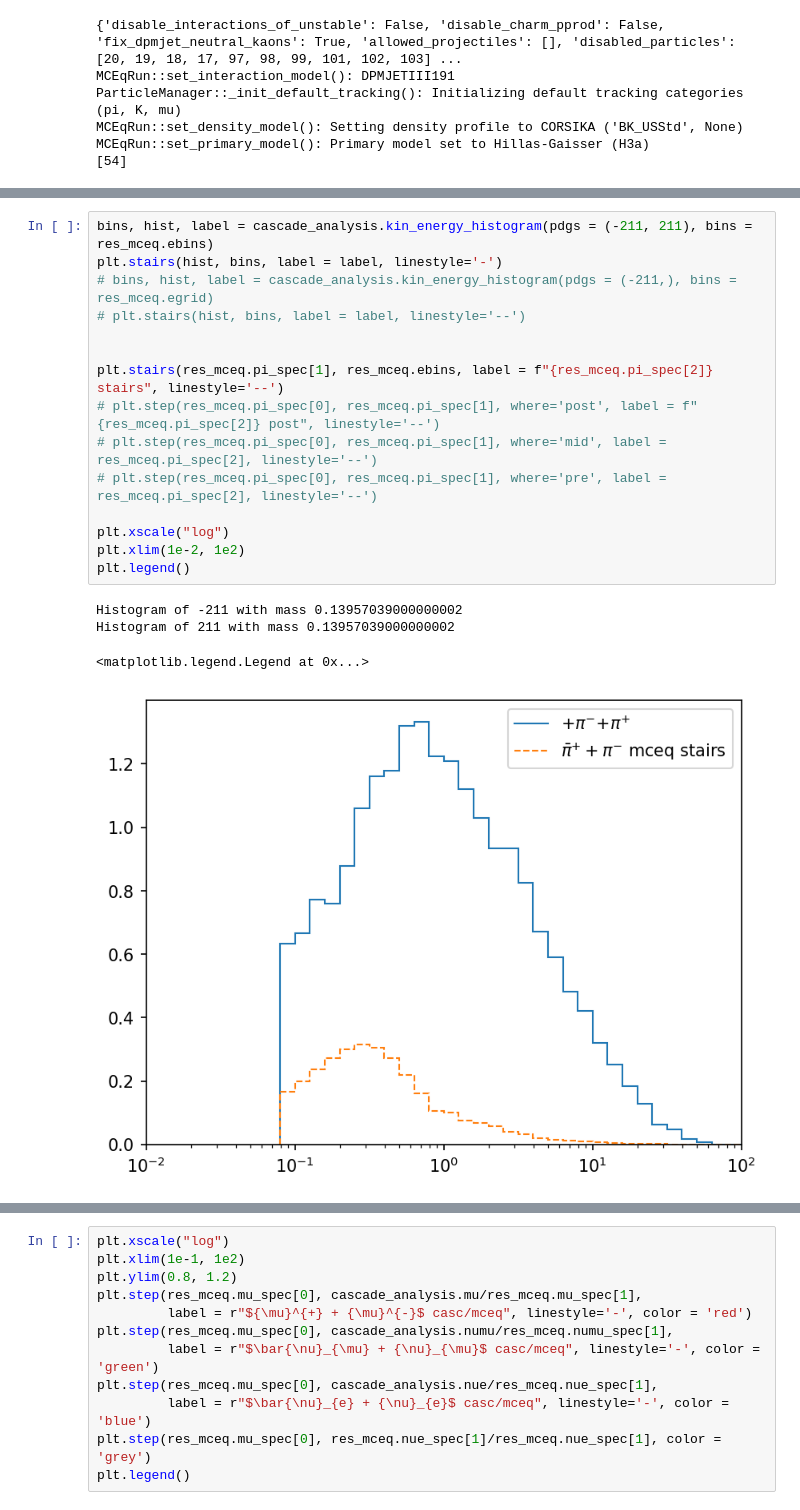
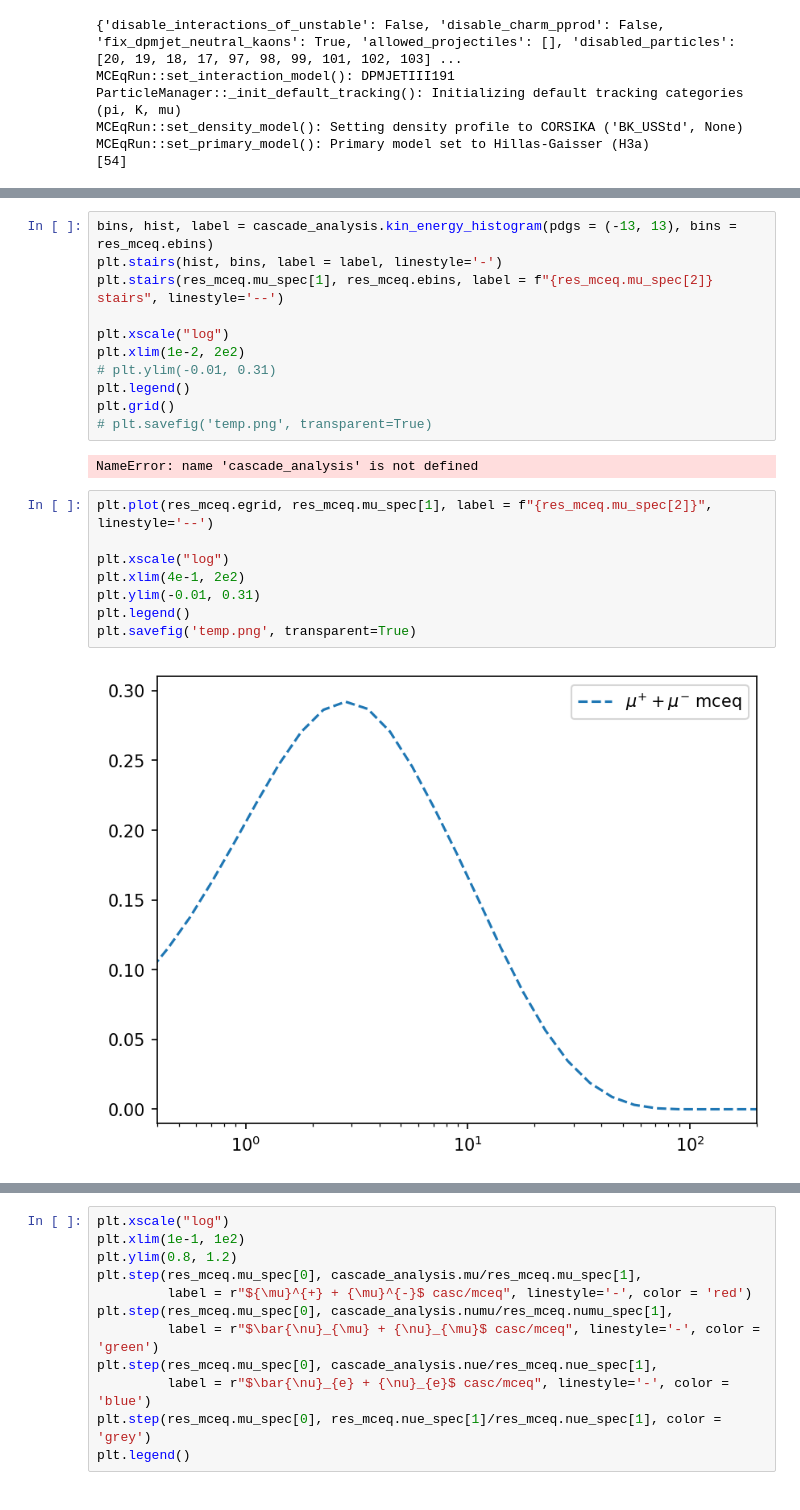
Before and after one commit to jncots/xmax_sigma, a Jupyter notebook: cascade_np/test_cas_driver.ipynb, the cells around one changed output, grey strips where cells are left out. Drawn from its saved outputs; the diff is of its cells as text.

```diff
--- a/cascade_np/test_cas_driver.ipynb
+++ b/cascade_np/test_cas_driver.ipynb
@@ -149,20 +171,23 @@ Muon mass = 0.1056583745, 0.1056583745
 # %%
-bins, hist, label = cascade_analysis.kin_energy_histogram(pdgs = (-211, 211), bins = res_mceq.ebins)
+bins, hist, label = cascade_analysis.kin_energy_histogram(pdgs = (-13, 13), bins = res_mceq.ebins)
 plt.stairs(hist, bins, label = label, linestyle='-')
-# bins, hist, label = cascade_analysis.kin_energy_histogram(pdgs = (-211,), bins = res_mceq.egrid)
-# plt.stairs(hist, bins, label = label, linestyle='--')
-
-
-plt.stairs(res_mceq.pi_spec[1], res_mceq.ebins, label = f"{res_mceq.pi_spec[2]} stairs", linestyle='--')
-# plt.step(res_mceq.pi_spec[0], res_mceq.pi_spec[1], where='post', label = f"{res_mceq.pi_spec[2]} post", linestyle='--')
-# plt.step(res_mceq.pi_spec[0], res_mceq.pi_spec[1], where='mid', label = res_mceq.pi_spec[2], linestyle='--')
-# plt.step(res_mceq.pi_spec[0], res_mceq.pi_spec[1], where='pre', label = res_mceq.pi_spec[2], linestyle='--')
+plt.stairs(res_mceq.mu_spec[1], res_mceq.ebins, label = f"{res_mceq.mu_spec[2]} stairs", linestyle='--')
 
 plt.xscale("log")
-plt.xlim(1e-2, 1e2)
+plt.xlim(1e-2, 2e2)
+# plt.ylim(-0.01, 0.31)
 plt.legend()
+plt.grid()
+# plt.savefig('temp.png', transparent=True)
 # %% [output]
-Histogram of -211 with mass 0.13957039000000002
-Histogram of 211 with mass 0.13957039000000002
+NameError: name 'cascade_analysis' is not defined
-<matplotlib.legend.Legend at 0x...>
-[figure, removed]
+# %%
+plt.plot(res_mceq.egrid, res_mceq.mu_spec[1], label = f"{res_mceq.mu_spec[2]}", linestyle='--')
+
+plt.xscale("log")
+plt.xlim(4e-1, 2e2)
+plt.ylim(-0.01, 0.31)
+plt.legend()
+plt.savefig('temp.png', transparent=True)
+# %% [output]
+[figure, added]
```
Also changed, not shown: parts of 8 cells of this notebook, 13 other files.
